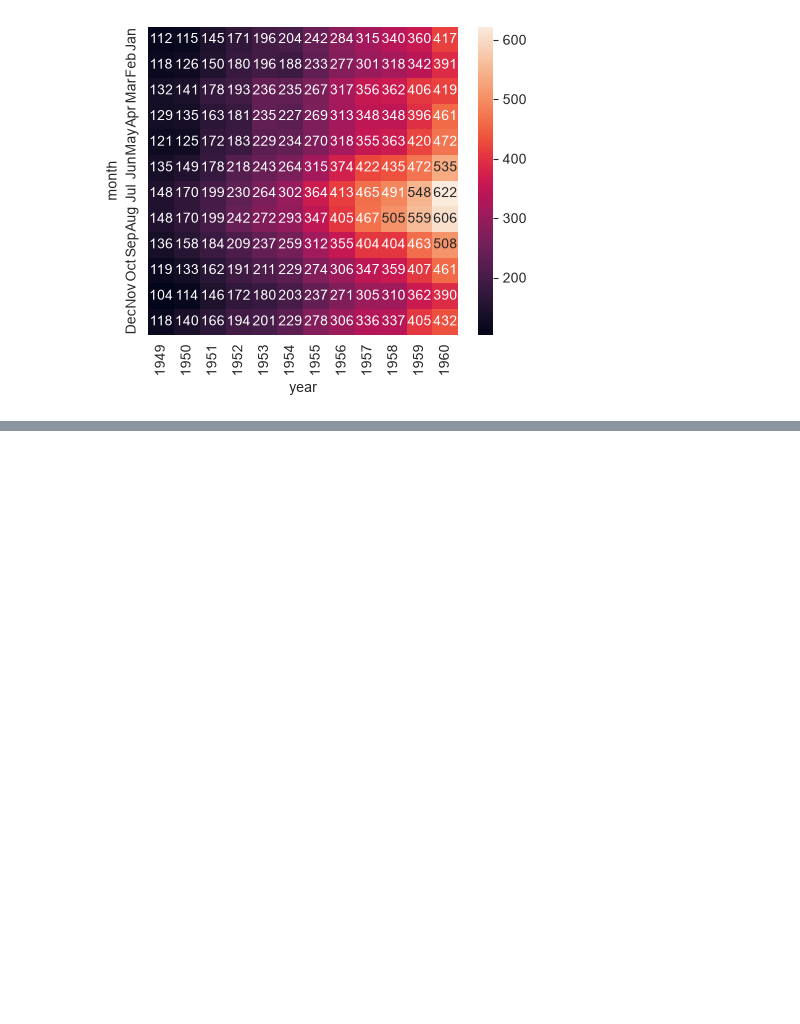
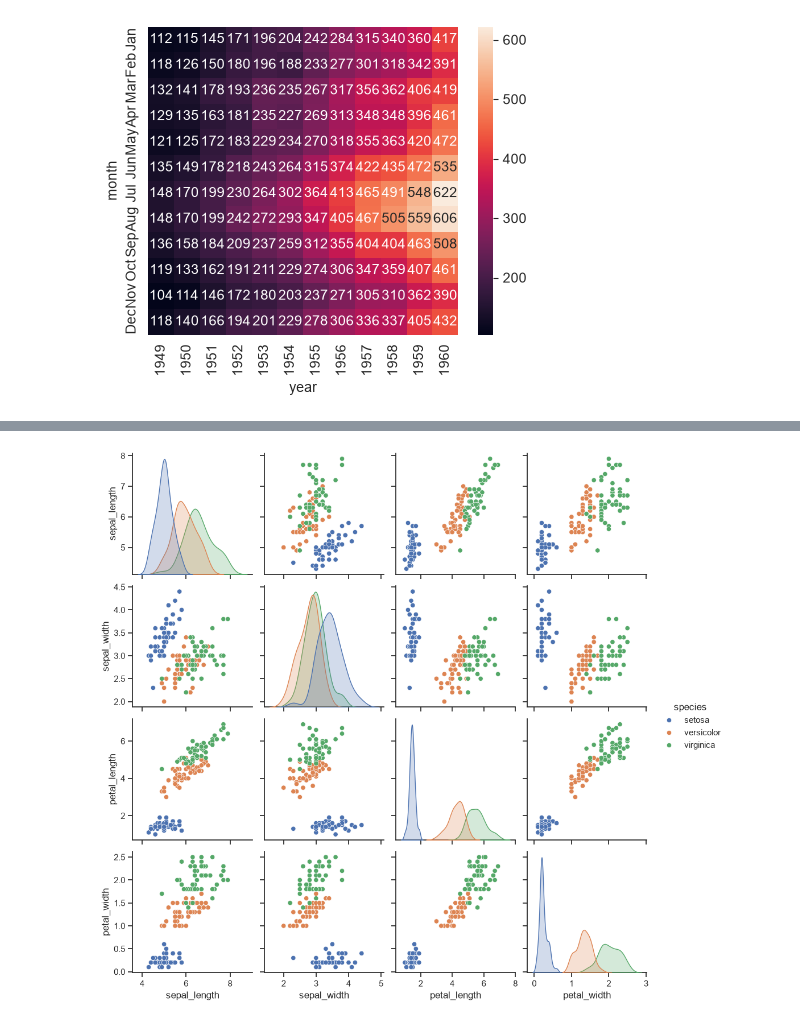
Before and after one commit to taehyun1372/LearnPython, a Jupyter notebook: Python_Data/03_Crime_Analysis/main2.ipynb, the cells around one changed output, grey strips where cells are left out. Drawn from its saved outputs; the diff is of its cells as text; code cells hidden in the pictures; blank space fills up the shorter version.

```diff
--- a/Python_Data/03_Crime_Analysis/main2.ipynb
+++ b/Python_Data/03_Crime_Analysis/main2.ipynb
@@ -200,3 +200,9 @@ sns.heatmap(flights, annot=True, fmt="d")
 plt.show()
 # %% [output]
 [figure]
+# %%
+sns.set(style="ticks")
+iris = sns.load_dataset("iris")
+iris.loc[(iris["sepal_length"] > 5) & (iris["species"] == "virginica")]
+iris.loc[(iris.index > 110) & (iris["species"] == "virginica")]
+iris.head(10)
@@ -202,0 +221,5 @@ plt.show()
+# %%
+sns.pairplot(iris, hue="species")
+plt.show()
+# %% [output]
+[figure, added]
```
Also changed, not shown: parts of 2 cells of this notebook, 2 other files.
